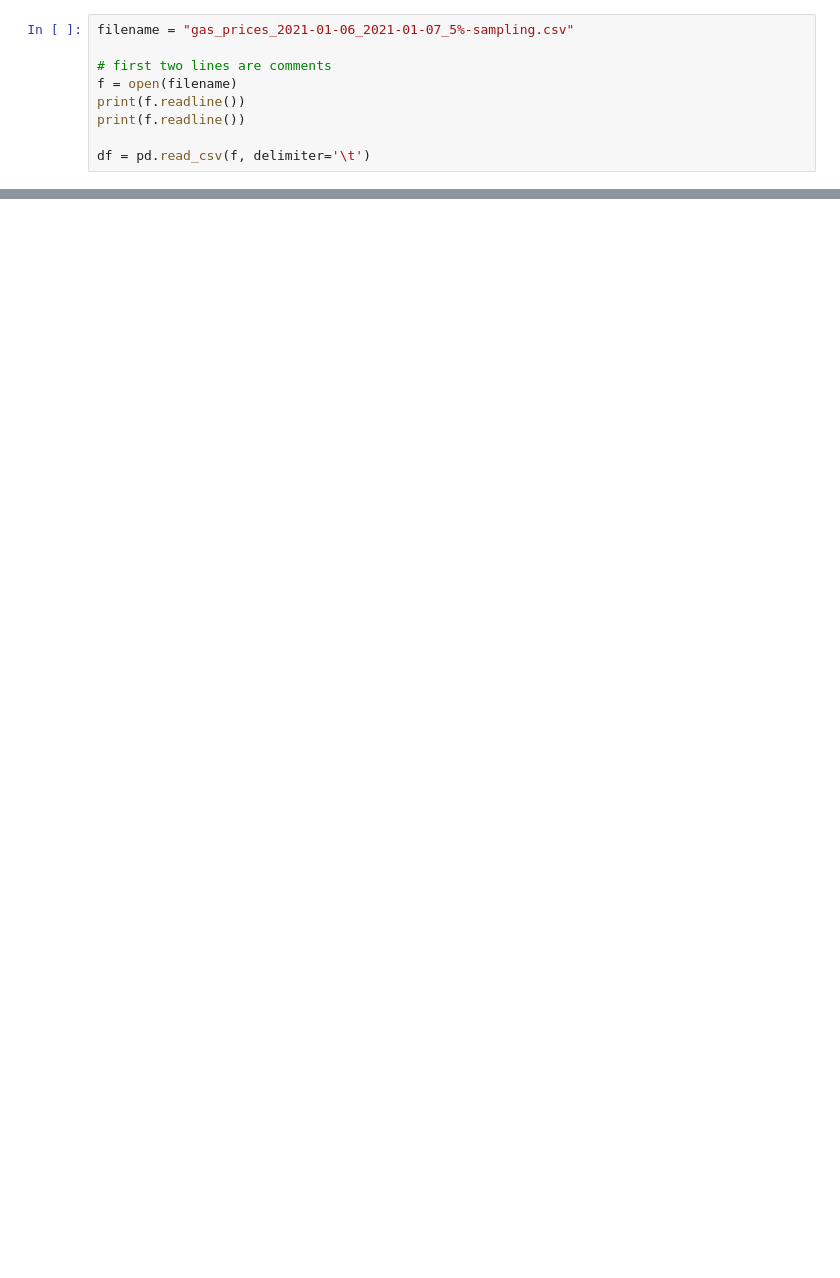
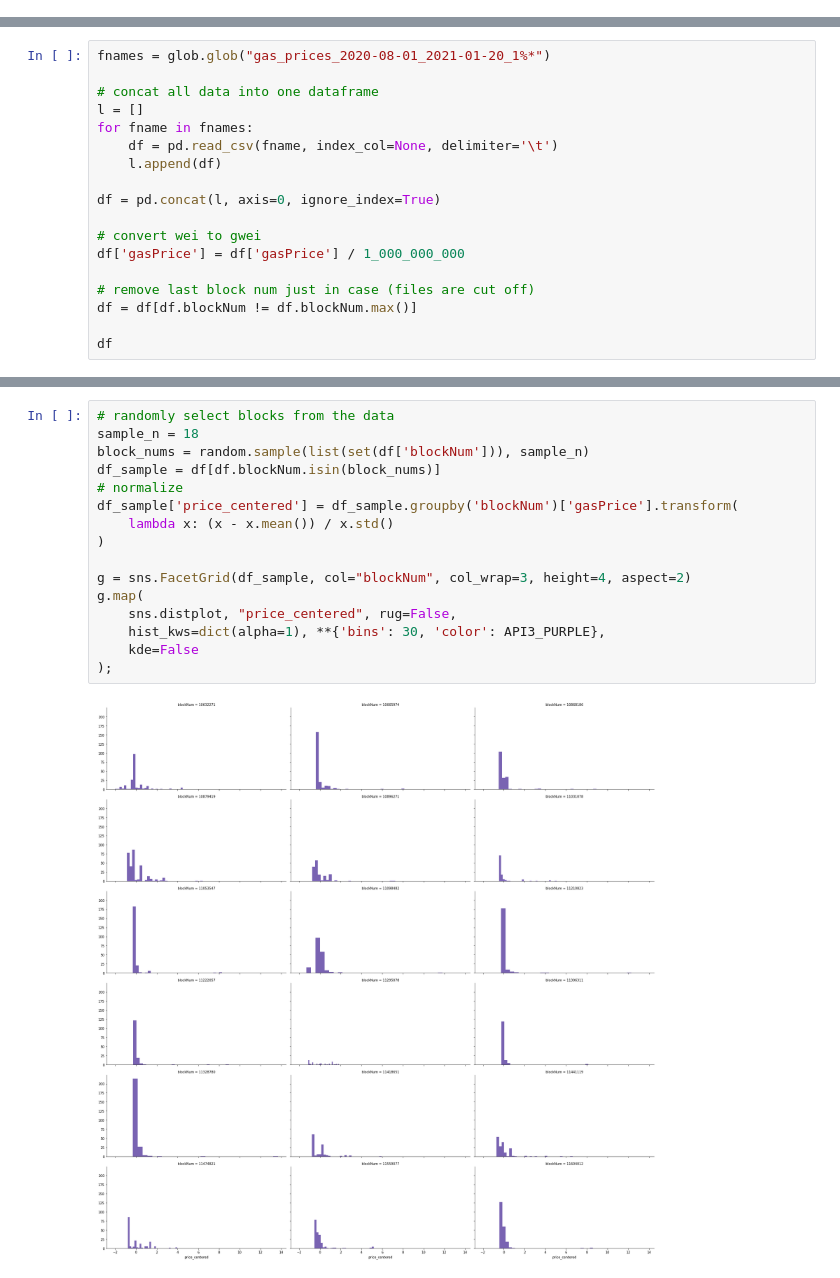
Before and after one commit to sassmilic/historical-gas-prices, a Jupyter notebook: gas-price-predictions.ipynb, the cells around one changed output, grey strips where cells are left out. Saved outputs shown, nothing was run; the diff lists cells and outputs as text; blank space fills up the shorter version.

```diff
--- a/gas-price-predictions.ipynb
+++ b/gas-price-predictions.ipynb
@@ -3,9 +0,0 @@ import pandas as pd
-# %%
-filename = "gas_prices_2021-01-06_2021-01-07_5%-sampling.csv"
-
-# first two lines are comments
-f = open(filename)
-print(f.readline())
-print(f.readline())
-
-df = pd.read_csv(f, delimiter='\t')
@@ -31,0 +17,18 @@ df
+# %%
+fnames = glob.glob("gas_prices_2020-08-01_2021-01-20_1%*")
+
+# concat all data into one dataframe
+l = []
+for fname in fnames:
+    df = pd.read_csv(fname, index_col=None, delimiter='\t')
+    l.append(df)
+
+df = pd.concat(l, axis=0, ignore_index=True)
+
+# convert wei to gwei
+df['gasPrice'] = df['gasPrice'] / 1_000_000_000
+
+# remove last block num just in case (files are cut off)
+df = df[df.blockNum != df.blockNum.max()]
+
+df
@@ -31,0 +52,18 @@ df
+# %%
+# randomly select blocks from the data
+sample_n = 18
+block_nums = random.sample(list(set(df['blockNum'])), sample_n)
+df_sample = df[df.blockNum.isin(block_nums)]
+# normalize
+df_sample['price_centered'] = df_sample.groupby('blockNum')['gasPrice'].transform(
+    lambda x: (x - x.mean()) / x.std()
+)
+
+g = sns.FacetGrid(df_sample, col="blockNum", col_wrap=3, height=4, aspect=2)
+g.map(
+    sns.distplot, "price_centered", rug=False,
+    hist_kws=dict(alpha=1), **{'bins': 30, 'color': API3_PURPLE},
+    kde=False
+);
+# %% [output]
+[figure, added]
```
Also changed, not shown: parts of 30 cells of this notebook.
